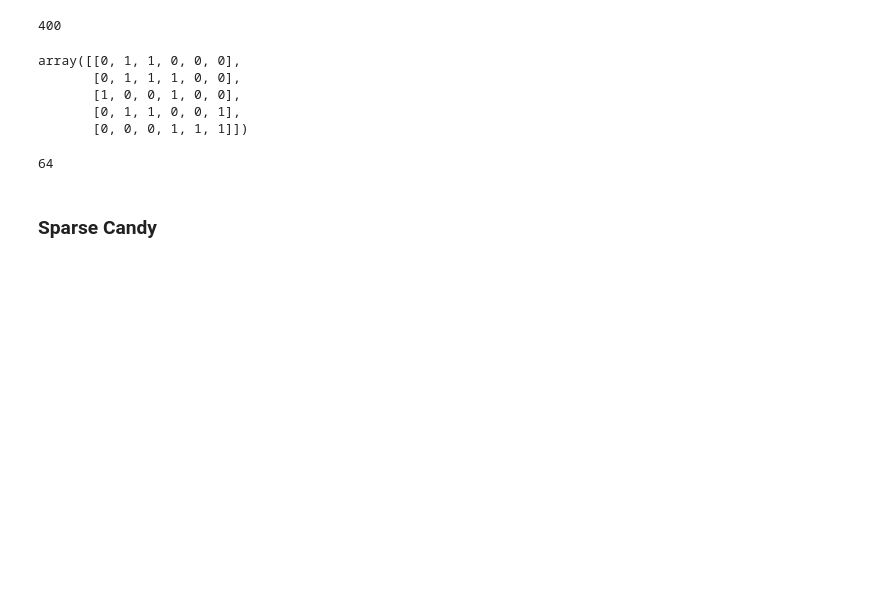
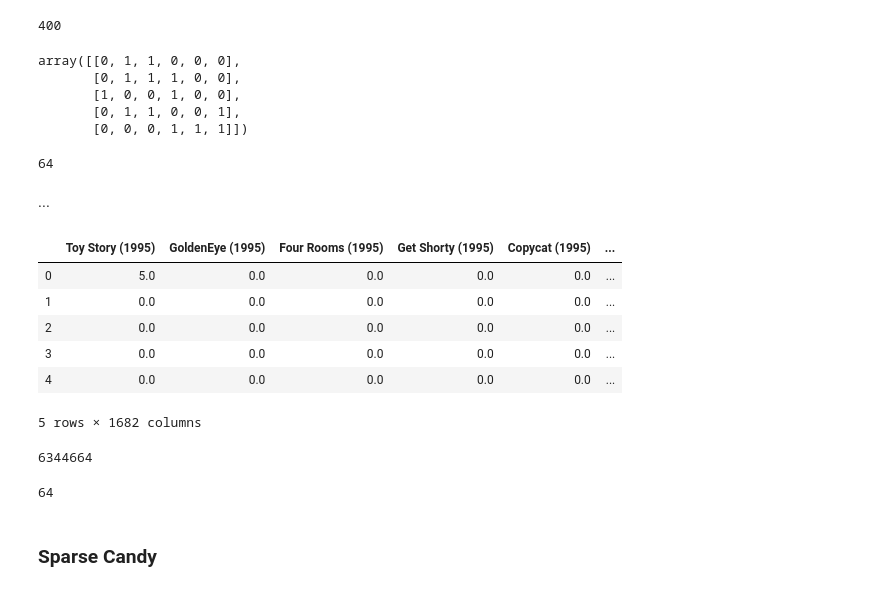
Before and after one commit to maxhumber/BRE, a Jupyter notebook: 02-lightfm.ipynb, the cells around one changed output. Drawn from its saved outputs; the diff is of its cells as text; code cells hidden in the pictures; blank space fills up the shorter version.

```diff
--- a/02-lightfm.ipynb
+++ b/02-lightfm.ipynb
@@ -155,6 +172,28 @@ sx = csc_matrix(ex.values)
 sys.getsizeof(sx)
 # %% [output]
 64
+# %% [markdown]
+...
+# %%
+movie_lens = pd.DataFrame(data['train'].todense(), columns=data['item_labels'])
+# %%
+movie_lens.head()
+# %% [output]
+|  | Toy Story (1995) | GoldenEye (1995) | Four Rooms (1995) | Get Shorty (1995) | Copycat (1995) | ... |
+| 0 | 5.0 | 0.0 | 0.0 | 0.0 | 0.0 | ... |
+| 1 | 0.0 | 0.0 | 0.0 | 0.0 | 0.0 | ... |
+| 2 | 0.0 | 0.0 | 0.0 | 0.0 | 0.0 | ... |
+| 3 | 0.0 | 0.0 | 0.0 | 0.0 | 0.0 | ... |
+| 4 | 0.0 | 0.0 | 0.0 | 0.0 | 0.0 | ... |
+5 rows × 1682 columns
+# %%
+sys.getsizeof(movie_lens)
+# %% [output]
+6344664
+# %%
+sys.getsizeof(data['train'])
+# %% [output]
+64
 # %% [markdown]
 ### Sparse Candy
 # %%
```
Also changed, not shown: parts of 48 cells of this notebook, 25 other files.
